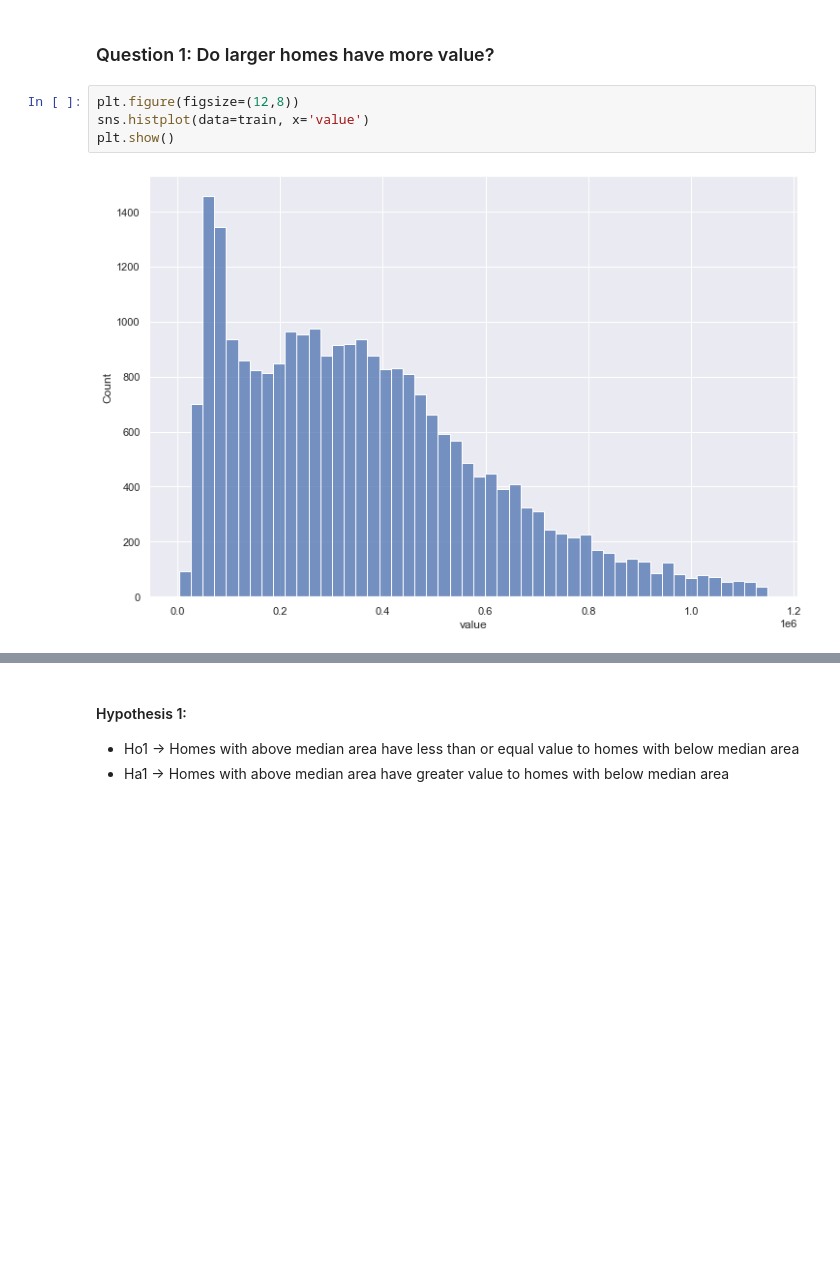
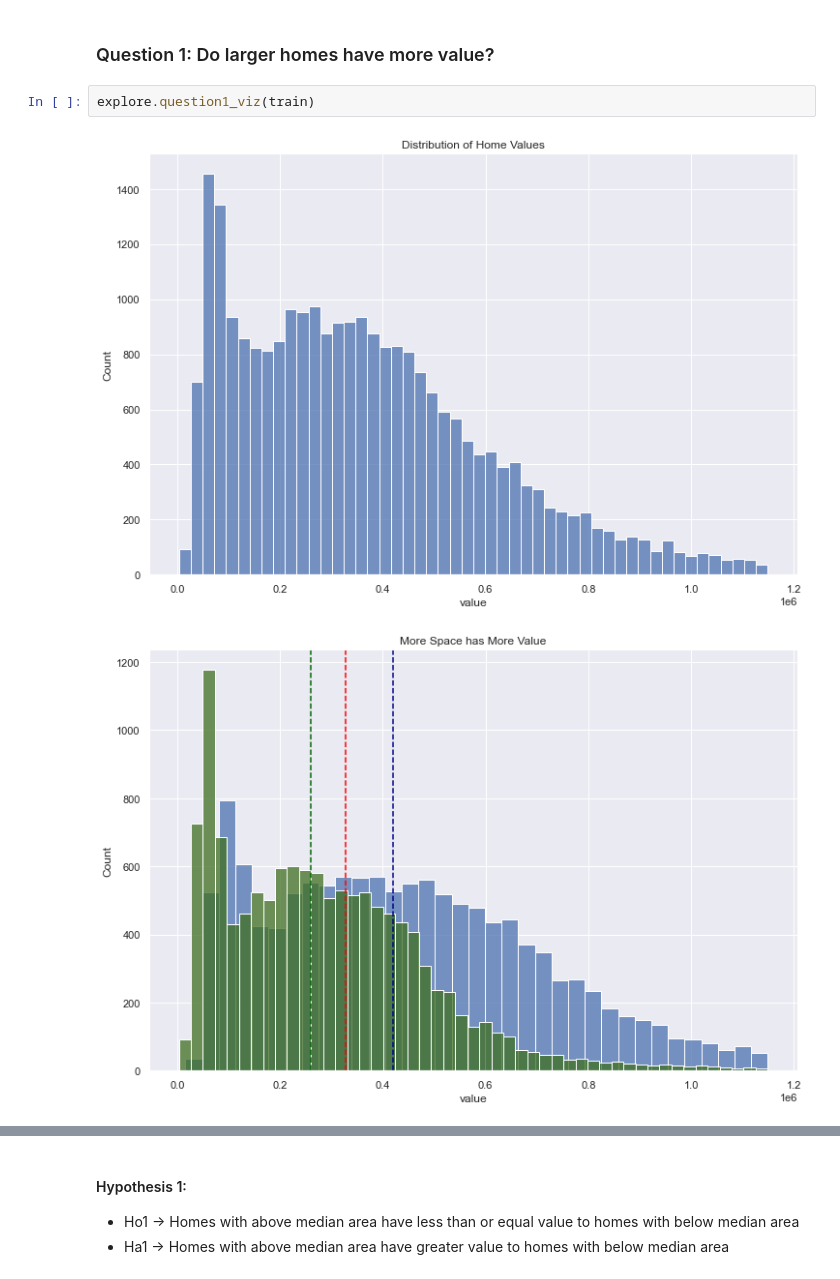
Before and after one commit to morgancross2/regression_project_zillow, a Jupyter notebook: final_report.ipynb, the cells around one changed output, grey strips where cells are left out. Cells and saved outputs as stored; diff of their text form; blank space fills up the shorter version.

```diff
--- a/final_report.ipynb
+++ b/final_report.ipynb
@@ -168,8 +170,7 @@ train_scaled, val_scaled, test_scaled = wrangle.scale_data(train, val, test, col
 # %% [markdown]
 ### Question 1: Do larger homes have more value?
 # %%
-plt.figure(figsize=(12,8))
-sns.histplot(data=train, x='value')
-plt.show()
+explore.question1_viz(train)
 # %% [output]
-[figure, old version]
+[figure, new version]
+[figure, added]
```
Also changed, not shown: parts of 38 cells of this notebook, 3 other files.
